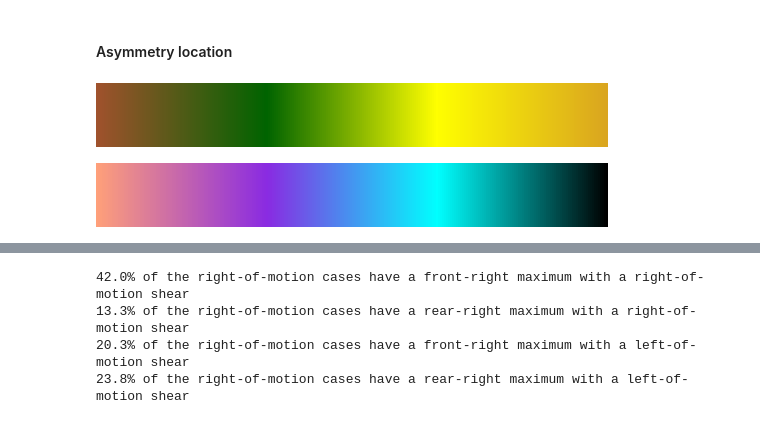
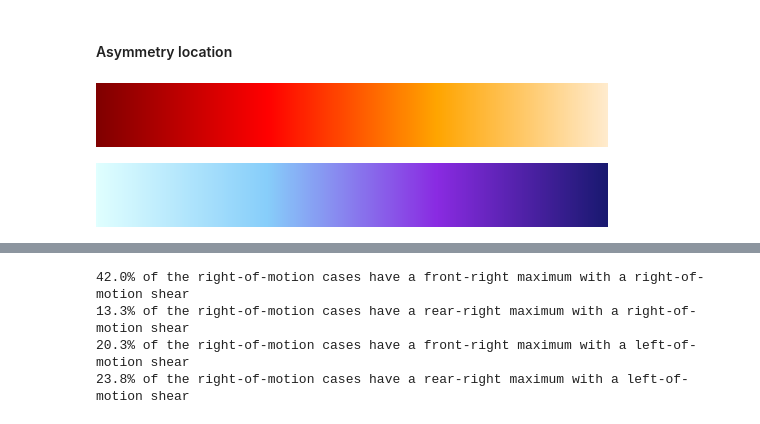
Before and after one commit to Arthur117/TCsLifeMonitFromObs, a Jupyter notebook: winddirection/PRJCT_TCBL/02_ASYMM_SHEAR_MOTION.ipynb, the cells around one changed output, grey strips where cells are left out. Saved outputs shown, nothing was run; the diff lists cells and outputs as text; code cells hidden in the pictures.

```diff
--- a/winddirection/PRJCT_TCBL/02_ASYMM_SHEAR_MOTION.ipynb
+++ b/winddirection/PRJCT_TCBL/02_ASYMM_SHEAR_MOTION.ipynb
@@ -846,26 +849,26 @@ dsa_mot = dsa.where((dsa.storm_speed_ibt > dsa.vws_pmd) & keep, drop=True)
 dsa_shr = dsa.where((dsa.storm_speed_ibt < dsa.vws_pmd) & keep, drop=True)
 # %%
 shr_colors = [
-    'sienna',
-    'darkgreen',
-    'yellow',
-    'goldenrod'
+    'maroon',
+    'red',
+    'orange',
+    'blanchedalmond'
 ]
 
 # Étape 2: Créer la colormap
 shr_cmap = LinearSegmentedColormap.from_list(
     "cmap", shr_colors
 )
 
 shr_cmap
 # %% [output]
-[figure, old version]
+[figure, new version]
 # %%
 mot_colors = [
-    'lightsalmon',
+    'lightcyan',
+    'lightskyblue',
     'blueviolet',
-    'cyan',
-    'black'
+    'midnightblue'
 ]
 
 # Étape 2: Créer la colormap
@@ -875,7 +878,7 @@ mot_cmap = LinearSegmentedColormap.from_list(
 
 mot_cmap
 # %% [output]
-[figure, old version]
+[figure, new version]
 # %%
 # Step 1: Combine the data and define the full data range
 all_data = np.concatenate([dsa_shr.storm_speed_ibt / dsa_shr.vws_pmd, dsa_mot.storm_speed_ibt / dsa_mot.vws_pmd])
```
Also changed, not shown: parts of 3 cells of this notebook.
